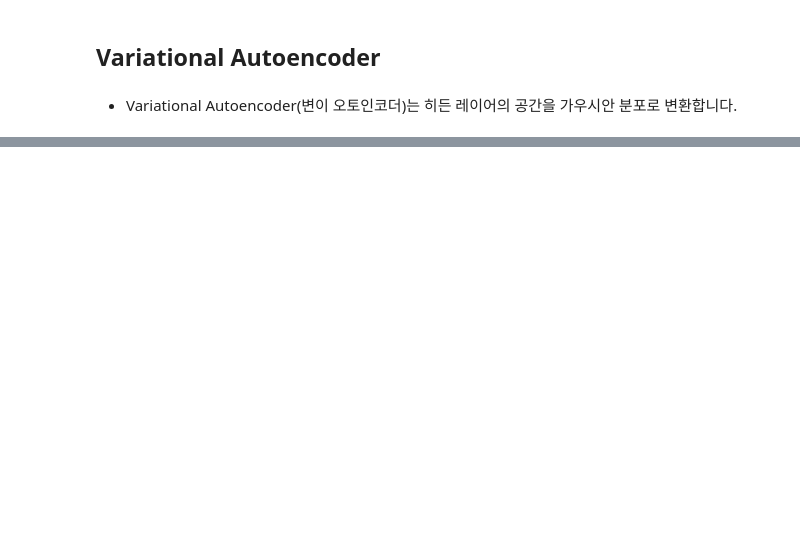
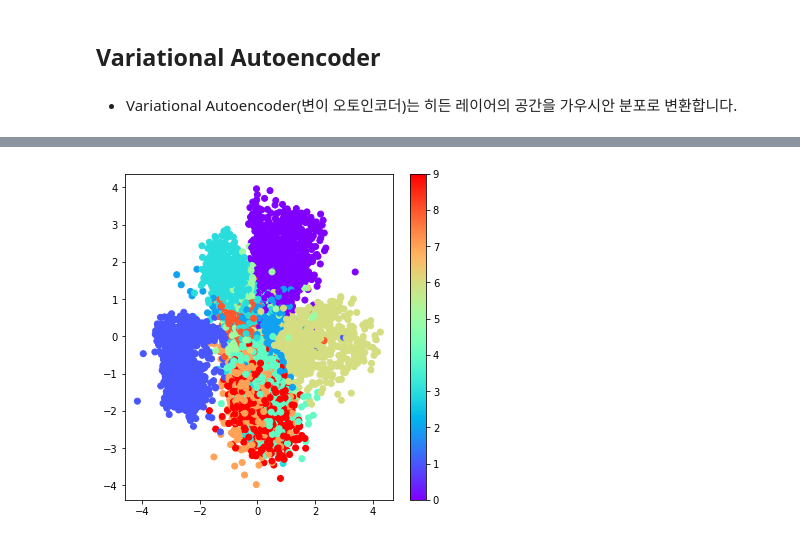
Before and after one commit to bjmin/bmin_comphys, a Jupyter notebook: ml/ml12/mlphys12-1.ipynb, the cells around one changed output, grey strips where cells are left out. Saved outputs shown, nothing was run; the diff lists cells and outputs as text; code cells hidden in the pictures; blank space fills up the shorter version.

```diff
--- a/ml/ml12/mlphys12-1.ipynb
+++ b/ml/ml12/mlphys12-1.ipynb
@@ -107,0 +127,10 @@ y = y_decoder(z_decoded)
+# %%
+# data load
+original_dim = 28 * 28
+intermediate_dim = 64
+latent_dim = 2
+
+inputs = layers.Input(shape=(original_dim,))
+h = layers.Dense(intermediate_dim, activation='relu')(inputs)
+z_mean = layers.Dense(latent_dim)(h)
+z_log_var = layers.Dense(latent_dim)(h)
@@ -107,0 +222,8 @@ y = y_decoder(z_decoded)
+# %%
+X_test_encoded = encoder.predict(X_test, batch_size=16)
+plt.figure(figsize=(6, 6))
+plt.scatter(X_test_encoded[0][:, 0], X_test_encoded[0][:, 1], c=y_test, cmap='rainbow')
+plt.colorbar()
+plt.show()
+# %% [output]
+[figure, added]
```
Also changed, not shown: parts of 20 cells of this notebook.
